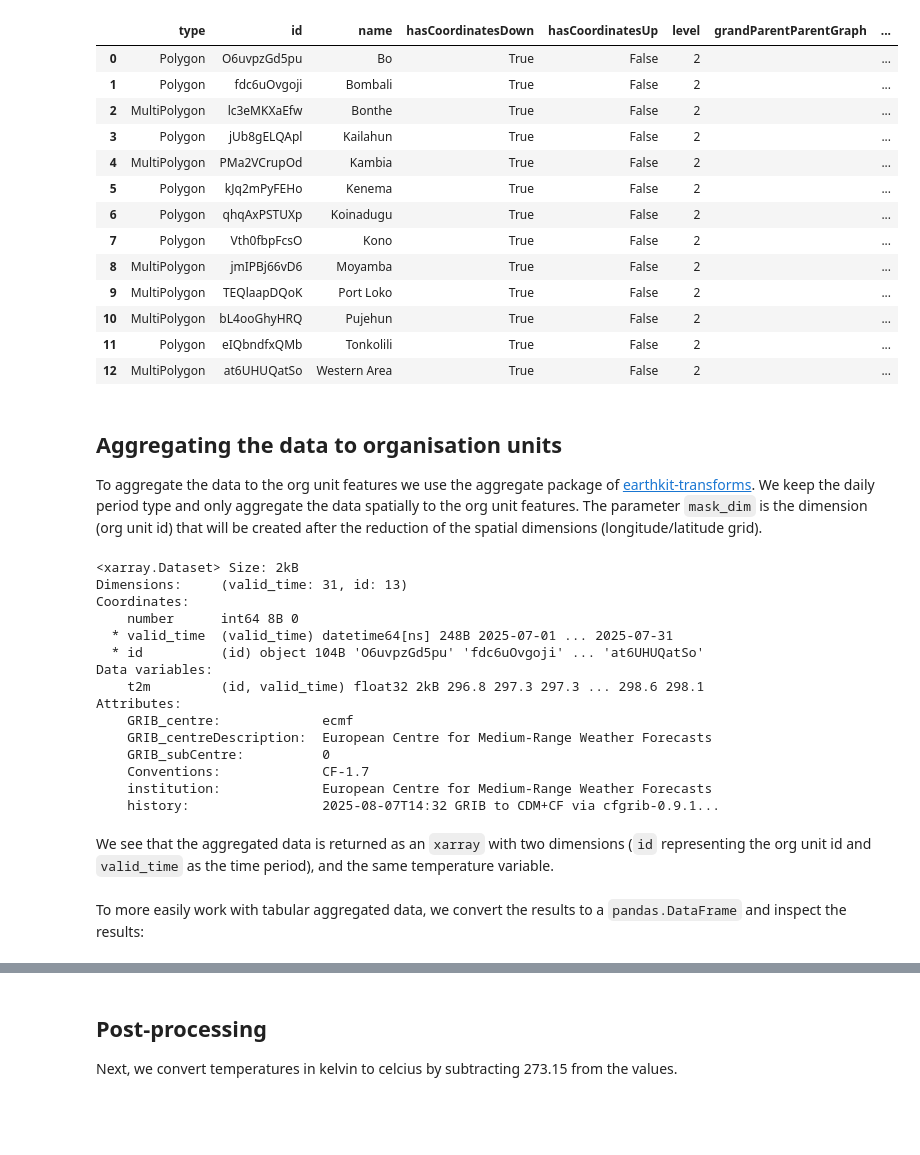
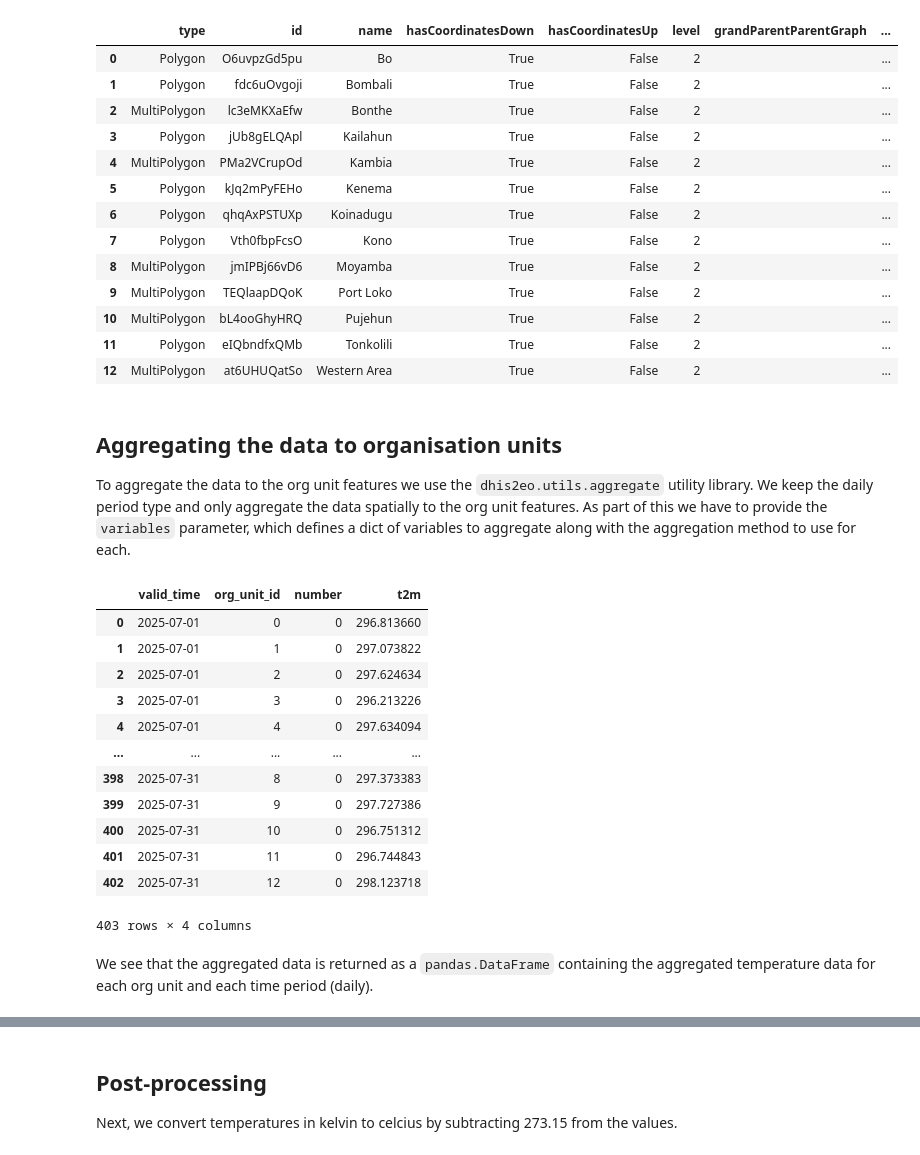
Before and after one commit to dhis2/climate-tools, a Jupyter notebook: docs/aggregation/org-unit-aggregation.ipynb, the cells around one changed output, grey strips where cells are left out. Saved outputs shown, nothing was run; the diff lists cells and outputs as text; code cells hidden in the pictures; blank space fills up the shorter version.

```diff
--- a/docs/aggregation/org-unit-aggregation.ipynb
+++ b/docs/aggregation/org-unit-aggregation.ipynb
@@ -91,27 +91,23 @@ GeojsonReader(represented as a geopandas object):
 # %% [markdown]
 ## Aggregating the data to organisation units
 
-To aggregate the data to the org unit features we use the aggregate package of [earthkit-transforms](https://earthkit-transforms.readthedocs.io). We keep the daily period type and only aggregate the data spatially to the org unit features. The parameter `mask_dim` is the dimension (org unit id) that will be created after the reduction of the spatial dimensions (longitude/latitude grid).
+To aggregate the data to the org unit features we use the `dhis2eo.utils.aggregate` utility library. We keep the daily period type and only aggregate the data spatially to the org unit features. As part of this we have to provide the `variables` parameter, which defines a dict of variables to aggregate along with the aggregation method to use for each.
 # %%
-agg_data = aggregate.spatial.reduce(data, features, mask_dim="id")
-agg_data
+agg_df = aggregate.to_org_units(data, features, variables={'t2m': 'mean'})
+agg_df
 # %% [output]
+|  | valid_time | org_unit_id | number | t2m |
+| 0 | 2025-07-01 | 0 | 0 | 296.813660 |
+| 1 | 2025-07-01 | 1 | 0 | 297.073822 |
+| 2 | 2025-07-01 | 2 | 0 | 297.624634 |
+| 3 | 2025-07-01 | 3 | 0 | 296.213226 |
+| 4 | 2025-07-01 | 4 | 0 | 297.634094 |
+| ... | ... | ... | ... | ... |
+| 398 | 2025-07-31 | 8 | 0 | 297.373383 |
+| 399 | 2025-07-31 | 9 | 0 | 297.727386 |
+| 400 | 2025-07-31 | 10 | 0 | 296.751312 |
+| 401 | 2025-07-31 | 11 | 0 | 296.744843 |
+| 402 | 2025-07-31 | 12 | 0 | 298.123718 |
-<xarray.Dataset> Size: 2kB
-Dimensions:     (valid_time: 31, id: 13)
-Coordinates:
-    number      int64 8B 0
-  * valid_time  (valid_time) datetime64[ns] 248B 2025-07-01 ... 2025-07-31
-  * id          (id) object 104B 'O6uvpzGd5pu' 'fdc6uOvgoji' ... 'at6UHUQatSo'
-Data variables:
-    t2m         (id, valid_time) float32 2kB 296.8 297.3 297.3 ... 298.6 298.1
-Attributes:
-    GRIB_centre:             ecmf
-    GRIB_centreDescription:  European Centre for Medium-Range Weather Forecasts
-    GRIB_subCentre:          0
-    Conventions:             CF-1.7
-    institution:             European Centre for Medium-Range Weather Forecasts
-    history:                 2025-08-07T14:32 GRIB to CDM+CF via cfgrib-0.9.1...
+403 rows × 4 columns
 # %% [markdown]
-We see that the aggregated data is returned as an `xarray` with two dimensions (`id` representing the org unit id and `valid_time` as the time period), and the same temperature variable.
+We see that the aggregated data is returned as a `pandas.DataFrame` containing the aggregated temperature data for each org unit and each time period (daily).
-# %% [markdown]
-To more easily work with tabular aggregated data, we convert the results to a `pandas.DataFrame` and inspect the results:
```
Also changed, not shown: parts of 2 cells of this notebook, 8 other files.
